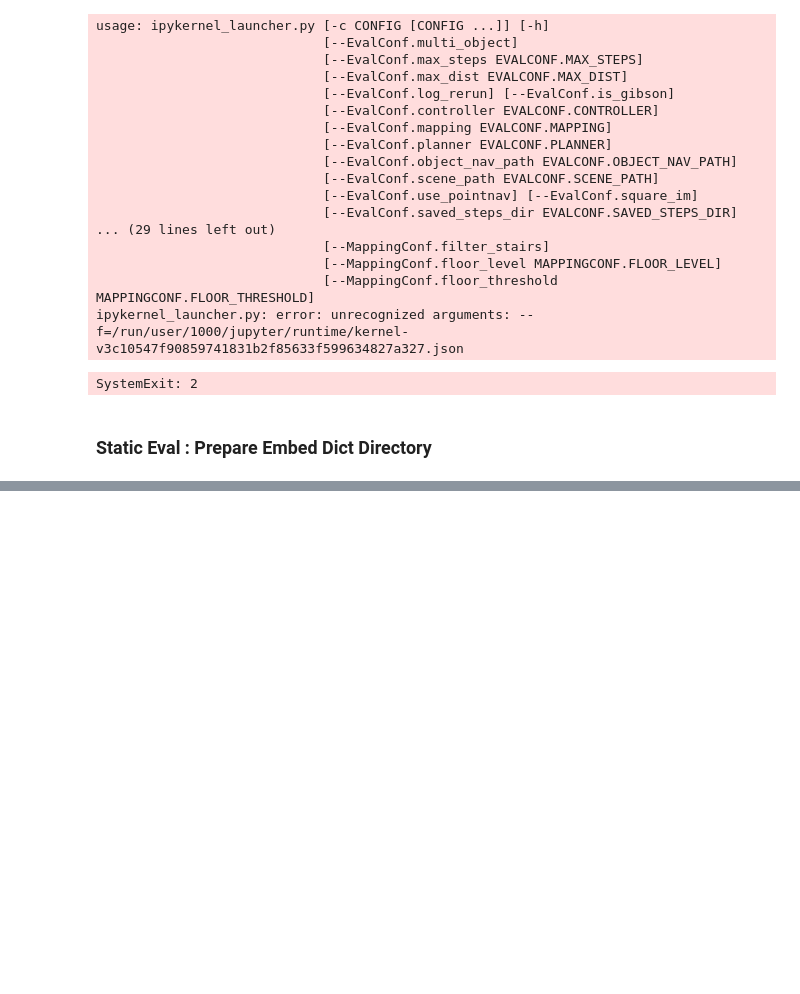
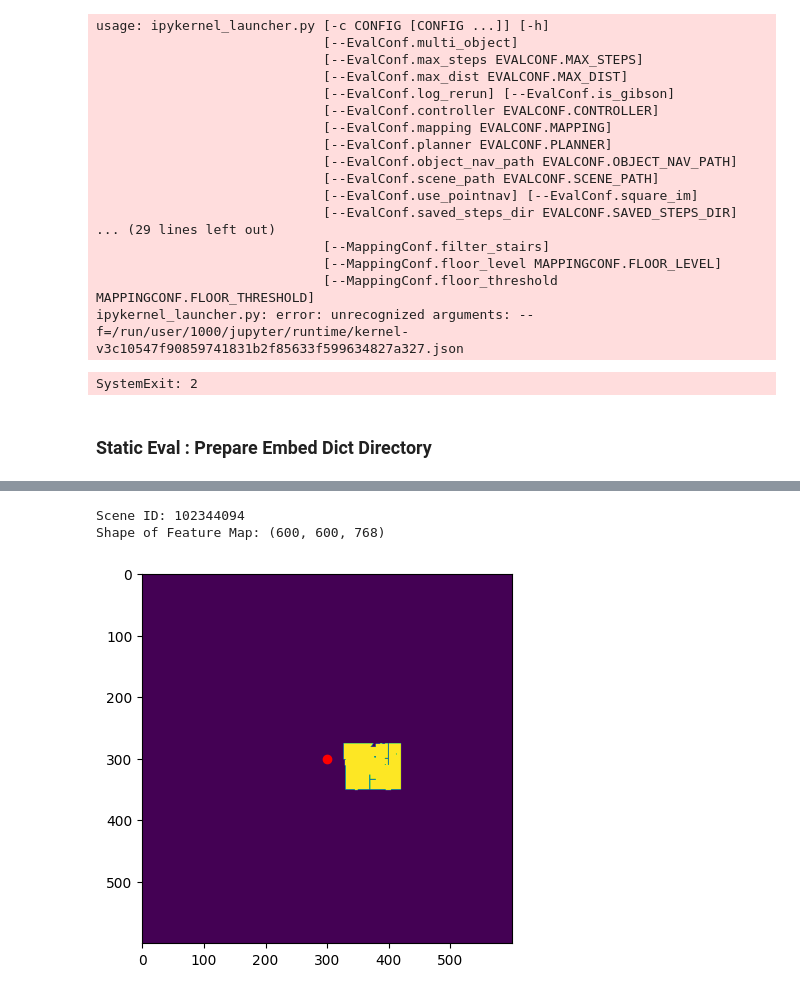
Before and after one commit to JelinR/OneMap, a Jupyter notebook: rough.ipynb, the cells around one changed output, grey strips where cells are left out. Saved outputs shown, nothing was run; the diff lists cells and outputs as text; code cells hidden in the pictures; blank space fills up the shorter version.

```diff
--- a/rough.ipynb
+++ b/rough.ipynb
@@ -285,0 +404,17 @@ embed_dict_scene_QaLdnwvtxbs.npz QaLdnwvtxbs
+# %%
+def plot_feature_map(arr, as_binary=True, plot_pts = [],
+                     x_lim = None, y_lim = None):
+
+    flat_arr = arr.copy()
+    flat_arr = flat_arr.sum(axis = 2)
+    if as_binary: flat_arr[flat_arr != 0] = 1
+
+    plt.imshow(flat_arr)
+
+    if len(plot_pts) > 0:
+        for pt in plot_pts:
+            plt.plot(pt[0], pt[1], "ro")
+
+    if x_lim: plt.xlim(x_lim[0], x_lim[1])
+    if y_lim: plt.ylim(y_lim[0], y_lim[1])
+    plt.show()
@@ -285,0 +423,4 @@ embed_dict_scene_QaLdnwvtxbs.npz QaLdnwvtxbs
+# %%
+features_dir = "results/hssd/embed_dicts"
+
+os.listdir(features_dir)
@@ -285,0 +445,14 @@ embed_dict_scene_QaLdnwvtxbs.npz QaLdnwvtxbs
+# %%
+feature_map_path = os.path.join(features_dir, os.listdir(features_dir)[6])
+feature_map = dict(np.load(feature_map_path, allow_pickle=True))["arr"]
+
+scene_id = feature_map_path.split("scene_")[-1].split(".")[0]
+
+print(f"Scene ID: {scene_id}")
+print(f"Shape of Feature Map: {feature_map.shape}")
+
+plot_feature_map(feature_map, plot_pts = [(300, 300)])
+# %% [output]
+Scene ID: 102344094
+Shape of Feature Map: (600, 600, 768)
+[figure, added]
```
Also changed, not shown: parts of 56 cells of this notebook, 7 other files.
